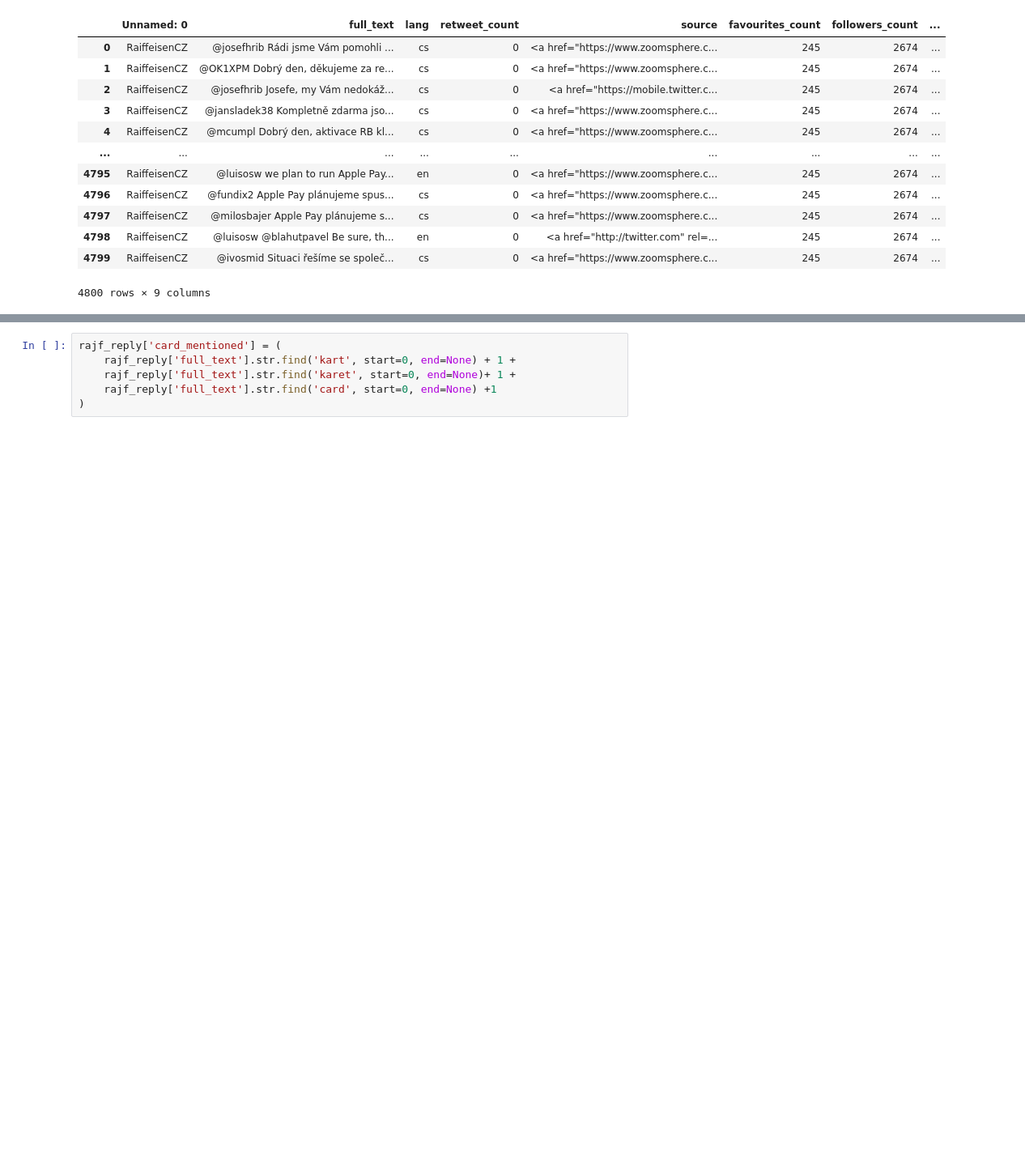
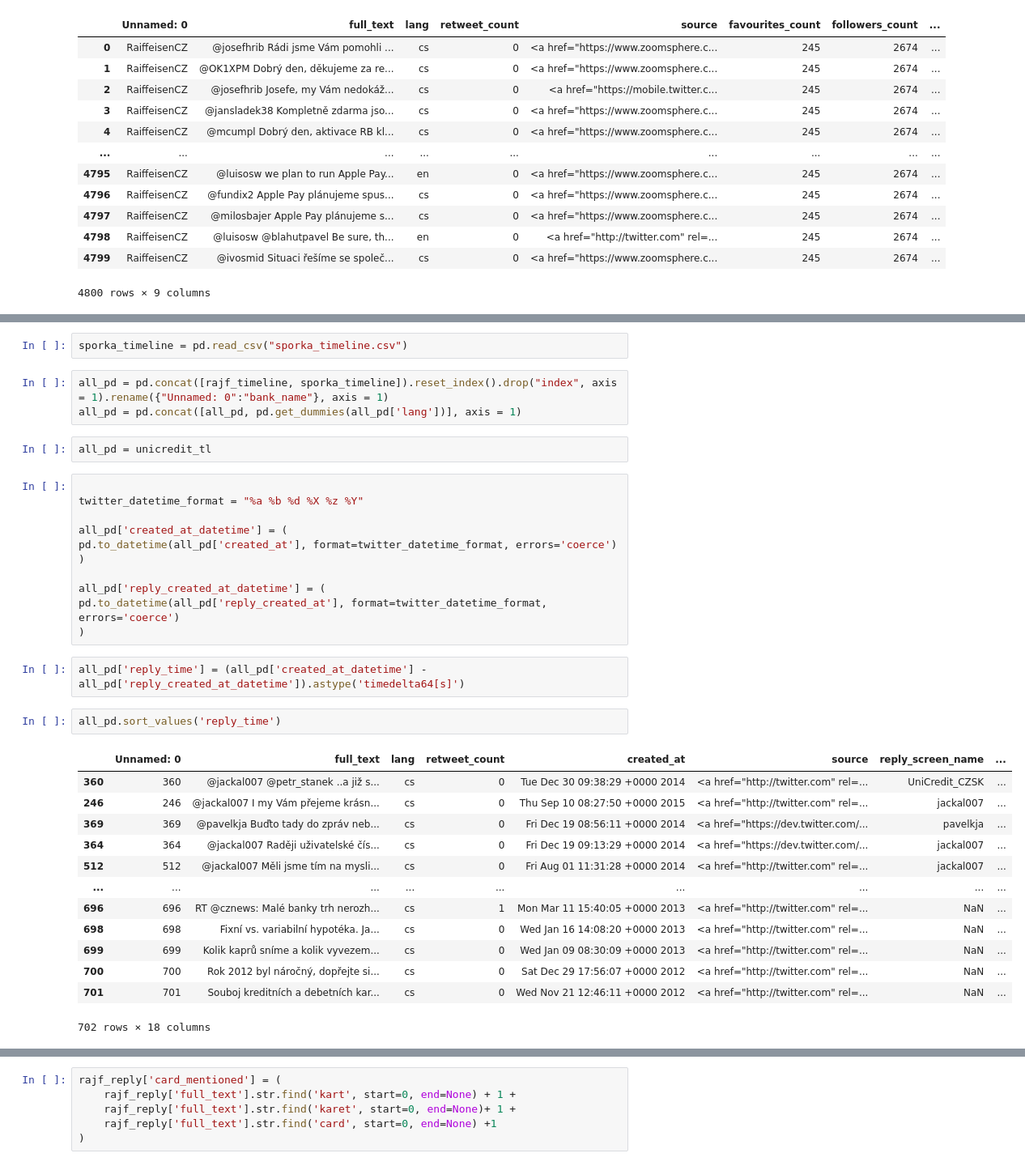
Before and after one commit to roman-ruzica/twitter_project_ruzica_zacharova, a Jupyter notebook: Analysis.ipynb, the cells around one changed output, grey strips where cells are left out. Shown at 81% size. Drawn from its saved outputs; the diff is of its cells as text; blank space fills up the shorter version.

```diff
--- a/Analysis.ipynb
+++ b/Analysis.ipynb
@@ -41,0 +30,36 @@ rajf_reply
+# %%
+sporka_timeline = pd.read_csv("sporka_timeline.csv")
+# %%
+all_pd = pd.concat([rajf_timeline, sporka_timeline]).reset_index().drop("index", axis = 1).rename({"Unnamed: 0":"bank_name"}, axis = 1)
+all_pd = pd.concat([all_pd, pd.get_dummies(all_pd['lang'])], axis = 1)
+# %%
+all_pd = unicredit_tl
+# %%
+
+twitter_datetime_format = "%a %b %d %X %z %Y"
+
+all_pd['created_at_datetime'] = (
+pd.to_datetime(all_pd['created_at'], format=twitter_datetime_format, errors='coerce')
+)
+
+all_pd['reply_created_at_datetime'] = (
+pd.to_datetime(all_pd['reply_created_at'], format=twitter_datetime_format, errors='coerce')
+)
+# %%
+all_pd['reply_time'] = (all_pd['created_at_datetime'] - all_pd['reply_created_at_datetime']).astype('timedelta64[s]')
+# %%
+all_pd.sort_values('reply_time')
+# %% [output]
+|  | Unnamed: 0 | full_text | lang | retweet_count | created_at | source | reply_screen_name | ... |
+| 360 | 360 | @jackal007 @petr_stanek ..a již s... | cs | 0 | Tue Dec 30 09:38:29 +0000 2014 | <a href="http://twitter.com" rel=... | UniCredit_CZSK | ... |
+| 246 | 246 | @jackal007 I my Vám přejeme krásn... | cs | 0 | Thu Sep 10 08:27:50 +0000 2015 | <a href="http://twitter.com" rel=... | jackal007 | ... |
+| 369 | 369 | @pavelkja Buďto tady do zpráv neb... | cs | 0 | Fri Dec 19 08:56:11 +0000 2014 | <a href="https://dev.twitter.com/... | pavelkja | ... |
+| 364 | 364 | @jackal007 Raději uživatelské čís... | cs | 0 | Fri Dec 19 09:13:29 +0000 2014 | <a href="https://dev.twitter.com/... | jackal007 | ... |
+| 512 | 512 | @jackal007 Měli jsme tím na mysli... | cs | 0 | Fri Aug 01 11:31:28 +0000 2014 | <a href="http://twitter.com" rel=... | jackal007 | ... |
+| ... | ... | ... | ... | ... | ... | ... | ... | ... |
+| 696 | 696 | RT @cznews: Malé banky trh nerozh... | cs | 1 | Mon Mar 11 15:40:05 +0000 2013 | <a href="http://twitter.com" rel=... | NaN | ... |
+| 698 | 698 | Fixní vs. variabilní hypotéka. Ja... | cs | 0 | Wed Jan 16 14:08:20 +0000 2013 | <a href="http://twitter.com" rel=... | NaN | ... |
+| 699 | 699 | Kolik kaprů sníme a kolik vyvezem... | cs | 0 | Wed Jan 09 08:30:09 +0000 2013 | <a href="http://twitter.com" rel=... | NaN | ... |
+| 700 | 700 | Rok 2012 byl náročný, dopřejte si... | cs | 0 | Sat Dec 29 17:56:07 +0000 2012 | <a href="http://twitter.com" rel=... | NaN | ... |
+| 701 | 701 | Souboj kreditních a debetních kar... | cs | 0 | Wed Nov 21 12:46:11 +0000 2012 | <a href="http://twitter.com" rel=... | NaN | ... |
+702 rows × 18 columns
```
Also changed, not shown: parts of 31 cells of this notebook, 5 other files.
